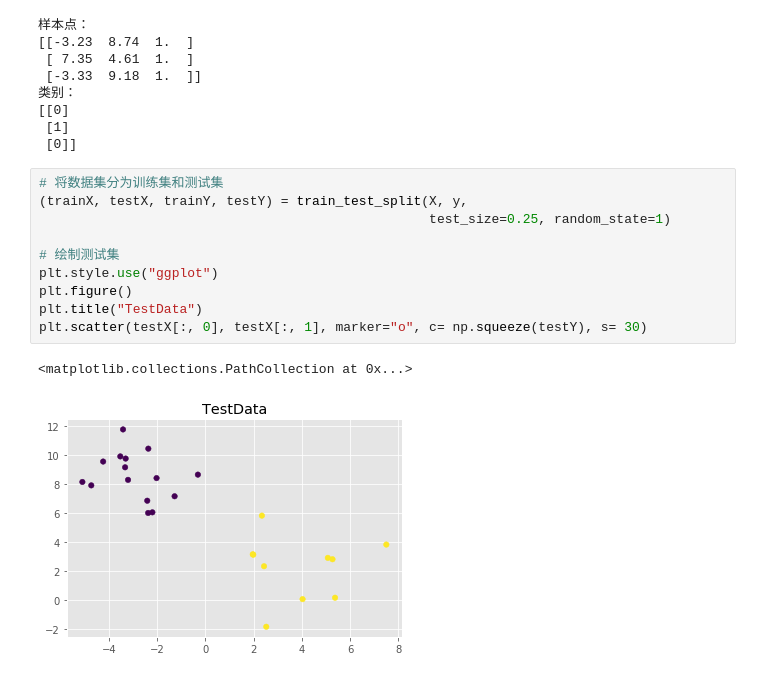
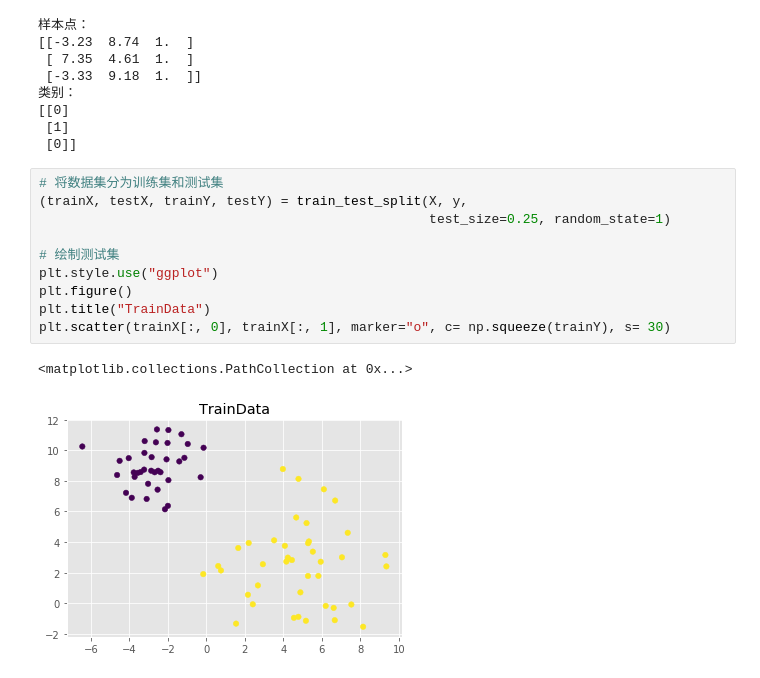
Before and after one commit to Heisenberg0391/UnderstandDeepLearning, a Jupyter notebook: 梯度下降.ipynb, the cells around one changed output. Cells and saved outputs as stored; diff of their text form.

```diff
--- a/梯度下降.ipynb
+++ b/梯度下降.ipynb
@@ -95,16 +94,16 @@ print('类别：\n{}'.format(y[0:3]))
 # %%
 # 将数据集分为训练集和测试集
 (trainX, testX, trainY, testY) = train_test_split(X, y,
                                                   test_size=0.25, random_state=1)
 
 # 绘制测试集
 plt.style.use("ggplot")
 plt.figure()
-plt.title("TestData")
-plt.scatter(testX[:, 0], testX[:, 1], marker="o", c= np.squeeze(testY), s= 30)
+plt.title("TrainData")
+plt.scatter(trainX[:, 0], trainX[:, 1], marker="o", c= np.squeeze(trainY), s= 30)
 # %% [output]
 <matplotlib.collections.PathCollection at 0x...>
-[figure, old version]
+[figure, new version]
 # %%
 # 初始化权重矩阵W和损失list
 print("[INFO] training...")
```
Also changed, not shown: parts of 5 cells of this notebook.
